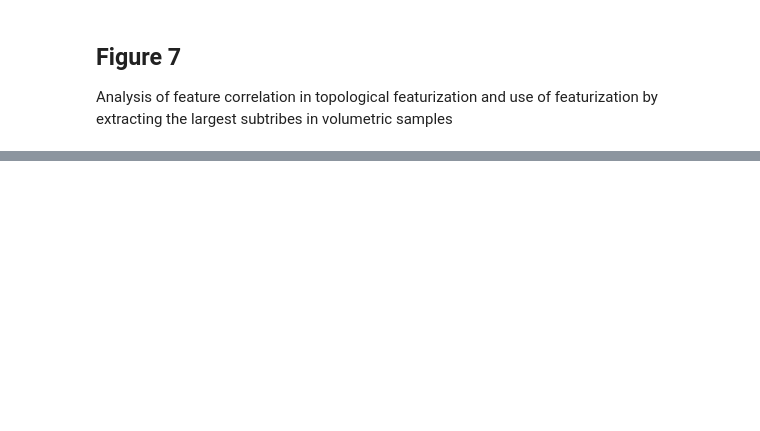
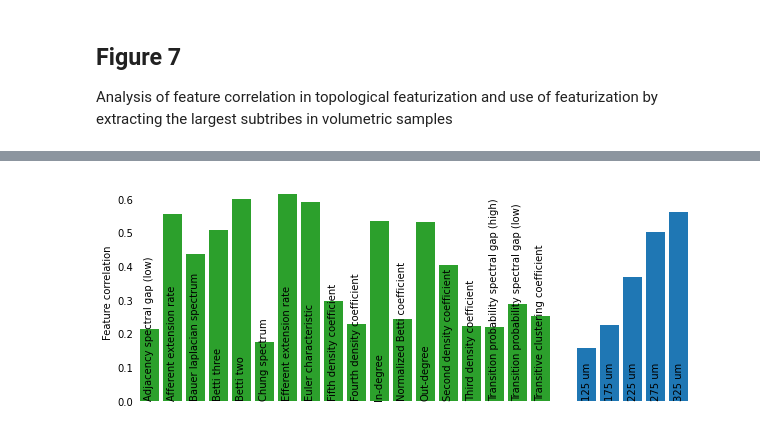
Before and after one commit to BlueBrain/topological_sampling, a Jupyter notebook: notebooks/Figure 7.ipynb, the cells around one changed output, grey strips where cells are left out. Cells and saved outputs as stored; diff of their text form; code cells hidden in the pictures; blank space fills up the shorter version.

Commit message:
Added Figure 7-B plot

```diff
--- a/notebooks/Figure 7.ipynb
+++ b/notebooks/Figure 7.ipynb
@@ -72,3 +52,17 @@ ec_mmcc_subtribes = [np.sum(np.triu(ec_mcc_subtribes[spidx], 1)) / ((np.prod(ec_
+# %%
+"""
+Some analysis of the data
+"""
+
+# Feature (Euler characteristic) correlation
+f_cc = lambda x: numpy.nanmean([numpy.corrcoef(x[:, :, trial].T) for trial in range(x.shape[2])], 0) # Pairwise correlation within single trials, then mean over trials
+ec_cc = ec_ftr.map(f_cc)
+
+f_pw_mean = lambda x: numpy.sum(numpy.triu(x, 1)) / ((numpy.prod(x.shape) - x.shape[0]) / 2) # Mean over pairwise correlation matrix
+ec_mcc = ec_cc.map(f_pw_mean)
+
+# Mean accuracy over CV repetitions
+ftr_acc = ftr_acc.map(numpy.nanmean)
 # %%
 """
 Panel A: Two examples of sets of tribes with uncorrelated and highly correlated features
@@ -82,3 +73,25 @@ Panel B: Average feature correlation for champion and volumetric samples
+# %%
+"""
+Panel B: Average feature correlation for champion and volumetric samples
+"""
+specs_param = ec_mcc.filter(sampling='Parameter').labels_of('specifier')
+specs_vol = ec_mcc.filter(sampling='Radius').labels_of('specifier')
+specs_subtr = [spec + '@0' for spec in specs_vol] # Only select first set of subtribes (..@0)
+
+fig = plt.figure(figsize=(10, 4))
+ax = fig.gca()
+ax.bar(range(len(specs_param)), [ec_mcc.get2(sampling='Parameter', specifier=spec) for spec in specs_param], color=col_param)
+ax.bar(range(len(specs_param) + 1, len(specs_param) + len(specs_vol) + 1), [ec_mcc.get2(sampling='Radius', specifier=spec) for spec in specs_vol], color=col_vol)
+
+ax.set_xticks(list(range(len(specs_param))) + list(range(len(specs_param) + 1, len(specs_param) + len(specs_vol) + 1)))
+ax.set_xticklabels(specs_param + specs_vol, rotation='vertical', va='bottom')
+ax.tick_params(length=0, pad=-1)
+ax.set_ylabel("Feature correlation")
+ax.set_xlim((-0.75, len(specs_param) + len(specs_vol) + 0.5))
+plt.box(False)
+F.save(fig, "Panel-B")
+# %% [output]
+[figure, added]
 # %%
 """
 Panel C: High average correlation leads to poor classification
```
Also changed, not shown: parts of 11 cells of this notebook.
